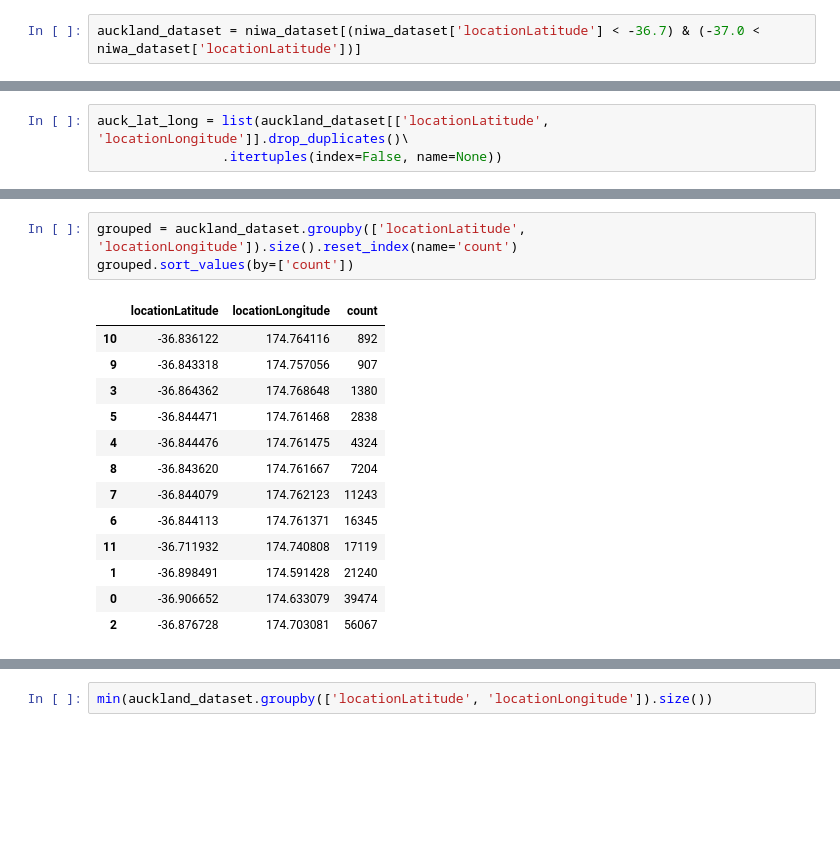
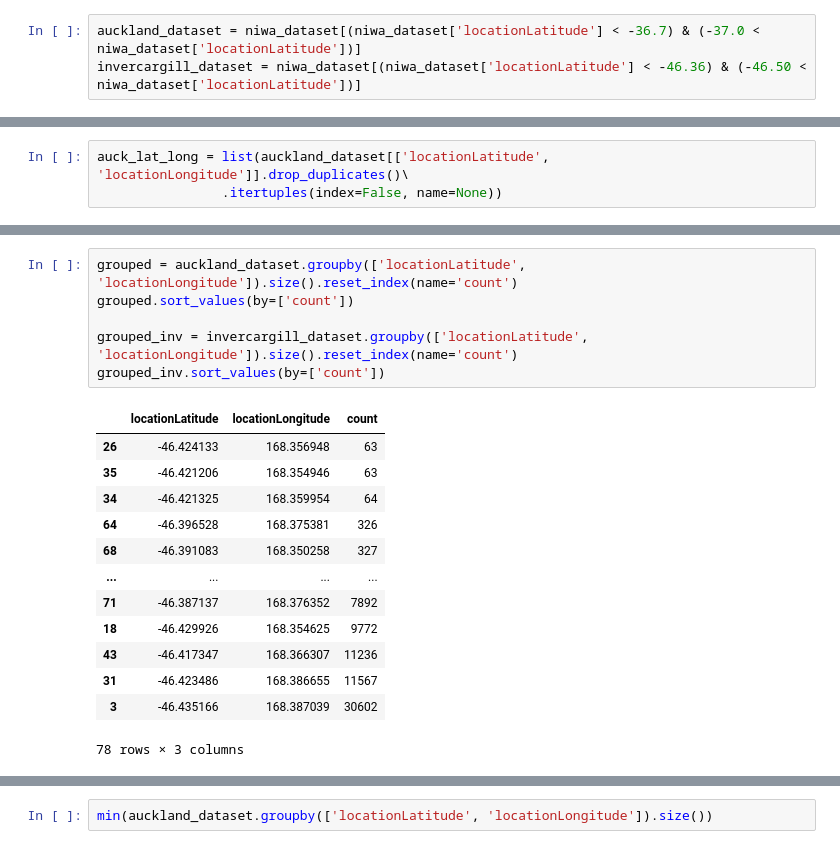
Before and after one commit to mattalajas/GEODE2025, a Jupyter notebook: AirQuality/init_exploration.ipynb, the cells around one changed output, grey strips where cells are left out. Cells and saved outputs as stored; diff of their text form; blank space fills up the shorter version.

```diff
--- a/AirQuality/init_exploration.ipynb
+++ b/AirQuality/init_exploration.ipynb
@@ -760,2 +760,3 @@ plt.show()
 # %%
 auckland_dataset = niwa_dataset[(niwa_dataset['locationLatitude'] < -36.7) & (-37.0 < niwa_dataset['locationLatitude'])]
+invercargill_dataset = niwa_dataset[(niwa_dataset['locationLatitude'] < -46.36) & (-46.50 < niwa_dataset['locationLatitude'])]
@@ -765,17 +789,20 @@ auck_lat_long = list(auckland_dataset[['locationLatitude', 'locationLongitude']]
 # %%
 grouped = auckland_dataset.groupby(['locationLatitude', 'locationLongitude']).size().reset_index(name='count')
 grouped.sort_values(by=['count'])
+
+grouped_inv = invercargill_dataset.groupby(['locationLatitude', 'locationLongitude']).size().reset_index(name='count')
+grouped_inv.sort_values(by=['count'])
 # %% [output]
 |  | locationLatitude | locationLongitude | count |
-| 10 | -36.836122 | 174.764116 | 892 |
-| 9 | -36.843318 | 174.757056 | 907 |
-| 3 | -36.864362 | 174.768648 | 1380 |
-| 5 | -36.844471 | 174.761468 | 2838 |
-| 4 | -36.844476 | 174.761475 | 4324 |
-| 8 | -36.843620 | 174.761667 | 7204 |
-| 7 | -36.844079 | 174.762123 | 11243 |
-| 6 | -36.844113 | 174.761371 | 16345 |
-| 11 | -36.711932 | 174.740808 | 17119 |
-| 1 | -36.898491 | 174.591428 | 21240 |
-| 0 | -36.906652 | 174.633079 | 39474 |
-| 2 | -36.876728 | 174.703081 | 56067 |
+| 26 | -46.424133 | 168.356948 | 63 |
+| 35 | -46.421206 | 168.354946 | 63 |
+| 34 | -46.421325 | 168.359954 | 64 |
+| 64 | -46.396528 | 168.375381 | 326 |
+| 68 | -46.391083 | 168.350258 | 327 |
+| ... | ... | ... | ... |
+| 71 | -46.387137 | 168.376352 | 7892 |
+| 18 | -46.429926 | 168.354625 | 9772 |
+| 43 | -46.417347 | 168.366307 | 11236 |
+| 31 | -46.423486 | 168.386655 | 11567 |
+| 3 | -46.435166 | 168.387039 | 30602 |
+78 rows × 3 columns
```
Also changed, not shown: parts of 19 cells of this notebook, 8 other files.
